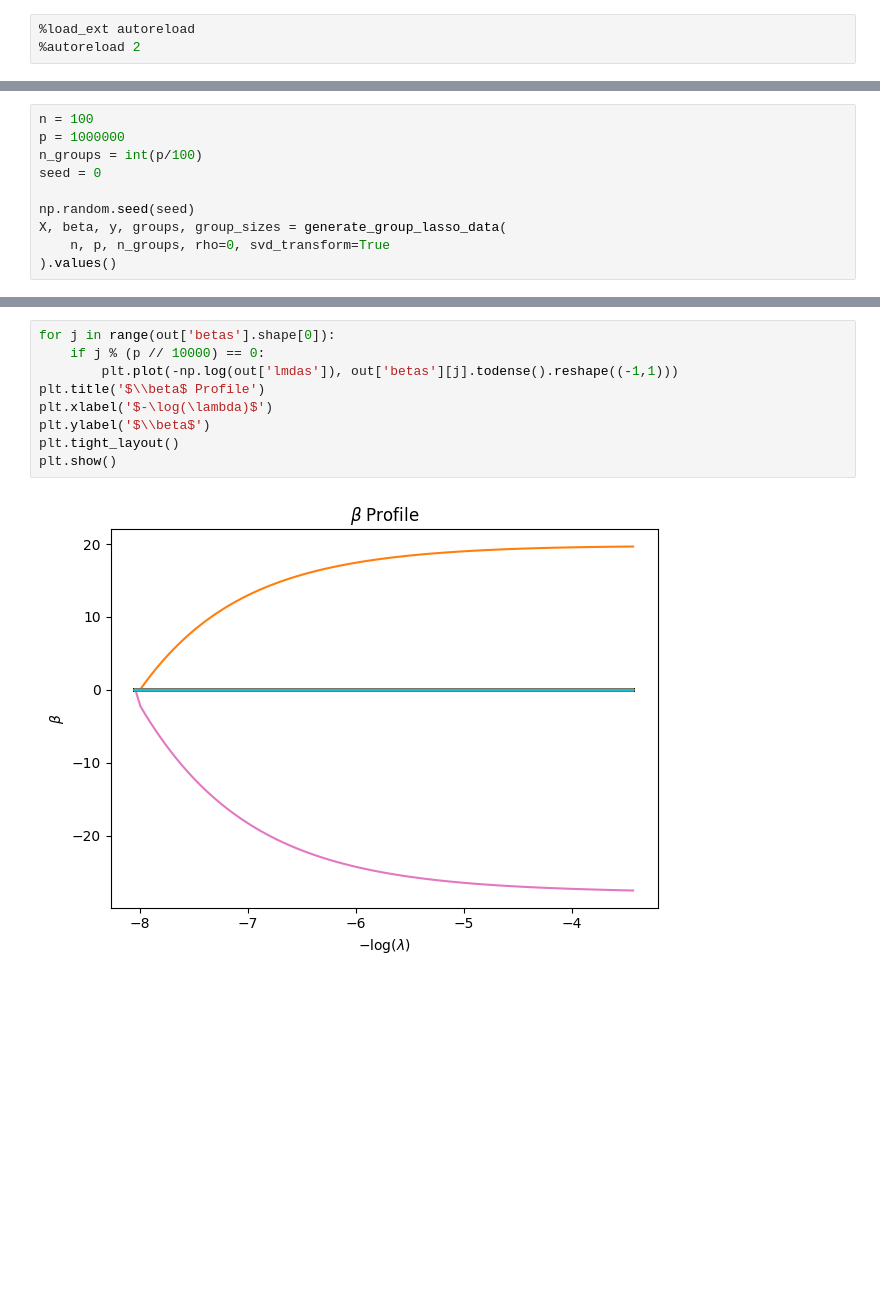
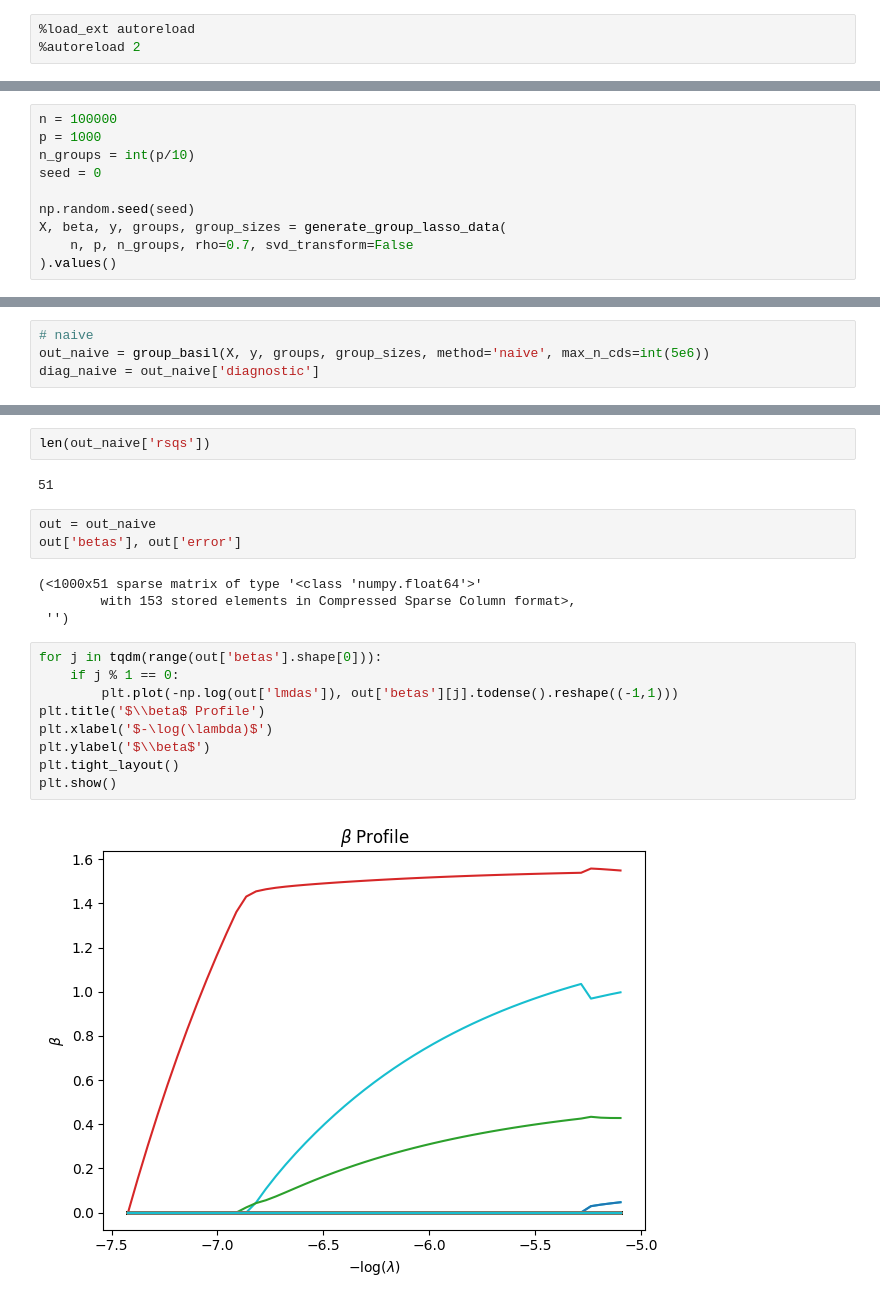
Before and after one commit to JamesYang007/adelie, a Jupyter notebook: research/paper_results/group_basil.ipynb, the cells around one changed output, grey strips where cells are left out. Drawn from its saved outputs; the diff is of its cells as text; blank space fills up the shorter version.

Commit message:
Add full support and some testing and benchmarking with cov vs naive

```diff
--- a/research/paper_results/group_basil.ipynb
+++ b/research/paper_results/group_basil.ipynb
@@ -9,10 +61,10 @@ import matplotlib.pyplot as plt
 # %%
-n = 100
-p = 1000000
-n_groups = int(p/100)
+n = 100000
+p = 1000
+n_groups = int(p/10)
 seed = 0
 
 np.random.seed(seed)
 X, beta, y, groups, group_sizes = generate_group_lasso_data(
-    n, p, n_groups, rho=0, svd_transform=True
+    n, p, n_groups, rho=0.7, svd_transform=False
 ).values()
@@ -76,0 +74,4 @@ out['betas'], out['error'], np.array(out['rsqs']), np.array(out['lmdas'])
+# %%
+# naive
+out_naive = group_basil(X, y, groups, group_sizes, method='naive', max_n_cds=int(5e6))
+diag_naive = out_naive['diagnostic']
@@ -77,11 +89,22 @@ out['betas'], out['error'], np.array(out['rsqs']), np.array(out['lmdas'])
+# %%
+len(out_naive['rsqs'])
+# %% [output]
+51
+# %%
+out = out_naive
+out['betas'], out['error']
+# %% [output]
+(<1000x51 sparse matrix of type '<class 'numpy.float64'>'
+        with 153 stored elements in Compressed Sparse Column format>,
+ '')
 # %%
-for j in range(out['betas'].shape[0]):
-    if j % (p // 10000) == 0:
+for j in tqdm(range(out['betas'].shape[0])):
+    if j % 1 == 0:
         plt.plot(-np.log(out['lmdas']), out['betas'][j].todense().reshape((-1,1)))
 plt.title('$\\beta$ Profile')
 plt.xlabel('$-\log(\lambda)$')
 plt.ylabel('$\\beta$')
 plt.tight_layout()
 plt.show()
 # %% [output]
-[figure, old version]
+[figure, new version]
```
Also changed, not shown: parts of 10 cells of this notebook, 17 other files.
